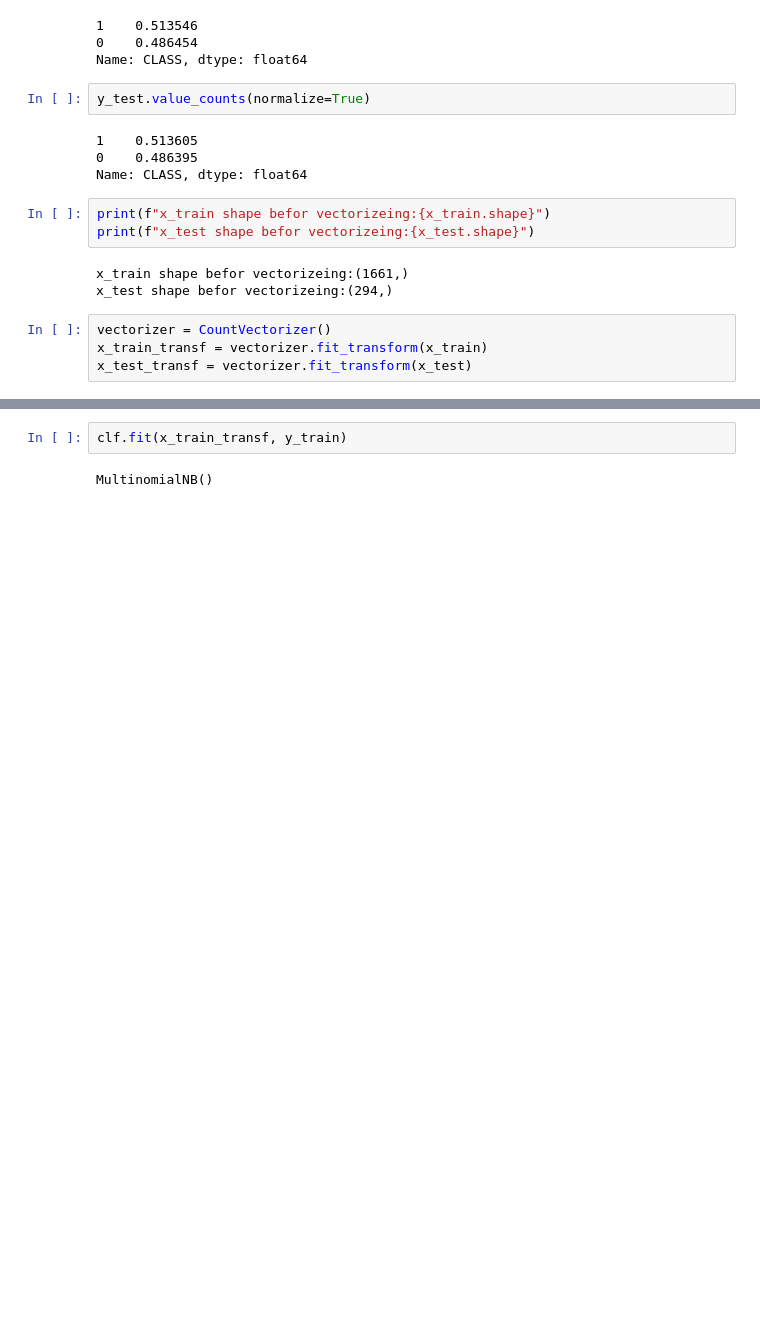
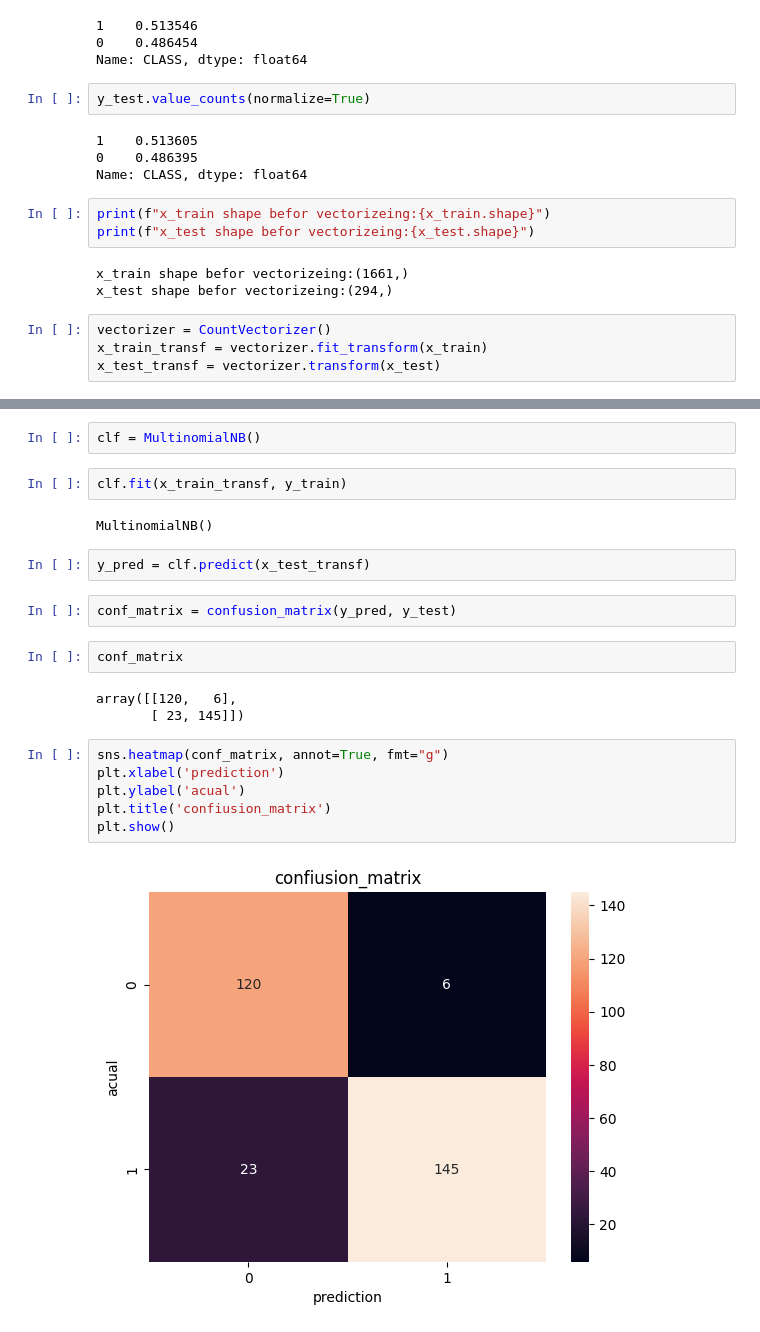
Before and after one commit to MhammadRezaValiYari/YT-spam-comment-classifier-with-naive-bayes, a Jupyter notebook: youtube_spam_comment_classification.ipynb, the cells around one changed output, grey strips where cells are left out. Saved outputs shown, nothing was run; the diff lists cells and outputs as text; blank space fills up the shorter version.

```diff
--- a/youtube_spam_comment_classification.ipynb
+++ b/youtube_spam_comment_classification.ipynb
@@ -67,4 +71,4 @@ x_test shape befor vectorizeing:(294,)
 # %%
 vectorizer = CountVectorizer()
 x_train_transf = vectorizer.fit_transform(x_train)
-x_test_transf = vectorizer.fit_transform(x_test)
+x_test_transf = vectorizer.transform(x_test)
@@ -82,4 +81,23 @@ clf = MultinomialNB()
+# %%
+clf = MultinomialNB()
 # %%
 clf.fit(x_train_transf, y_train)
 # %% [output]
 MultinomialNB()
+# %%
+y_pred = clf.predict(x_test_transf)
+# %%
+conf_matrix = confusion_matrix(y_pred, y_test)
+# %%
+conf_matrix
+# %% [output]
+array([[120,   6],
+       [ 23, 145]])
+# %%
+sns.heatmap(conf_matrix, annot=True, fmt="g")
+plt.xlabel('prediction')
+plt.ylabel('acual')
+plt.title('confiusion_matrix')
+plt.show()
+# %% [output]
+[figure, added]
```
Also changed, not shown: parts of 5 cells of this notebook.
